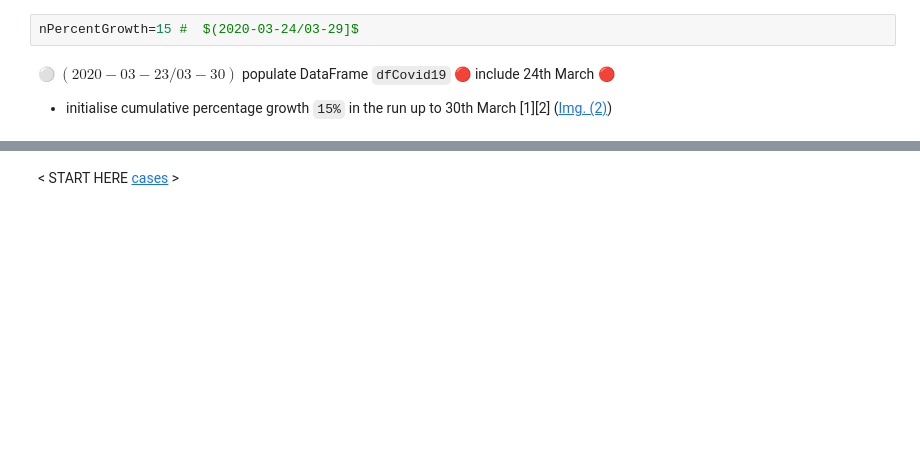
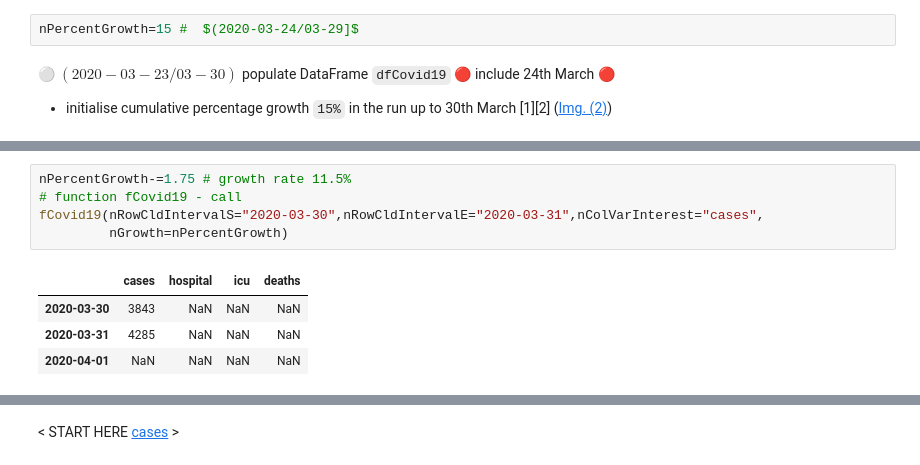
Before and after one commit to E6985/pda-numpy-random-simulation, a Jupyter notebook: Programming-for-Data-Analysis-Project-2020.ipynb, the cells around one changed output, grey strips where cells are left out. Cells and saved outputs as stored; diff of their text form; blank space fills up the shorter version.

```diff
--- a/Programming-for-Data-Analysis-Project-2020.ipynb
+++ b/Programming-for-Data-Analysis-Project-2020.ipynb
@@ -637,0 +665,10 @@ fCovid19(nRowCldIntervalS="2020-03-23",nRowCldIntervalE="2020-03-29",nColVarInte
+# %%
+nPercentGrowth-=1.75 # growth rate 11.5%
+# function fCovid19 - call
+fCovid19(nRowCldIntervalS="2020-03-30",nRowCldIntervalE="2020-03-31",nColVarInterest="cases",
+         nGrowth=nPercentGrowth)
+# %% [output]
+|  | cases | hospital | icu | deaths |
+| 2020-03-30 | 3843 | NaN | NaN | NaN |
+| 2020-03-31 | 4285 | NaN | NaN | NaN |
+| 2020-04-01 | NaN | NaN | NaN | NaN |
```
Also changed, not shown: parts of 31 cells of this notebook.
